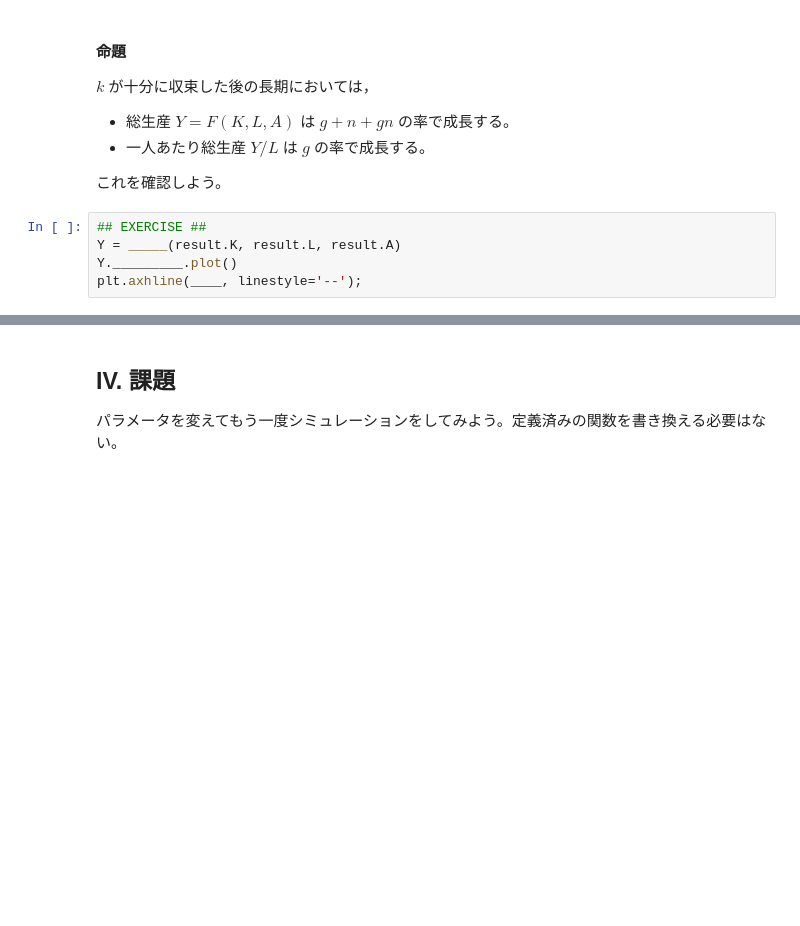
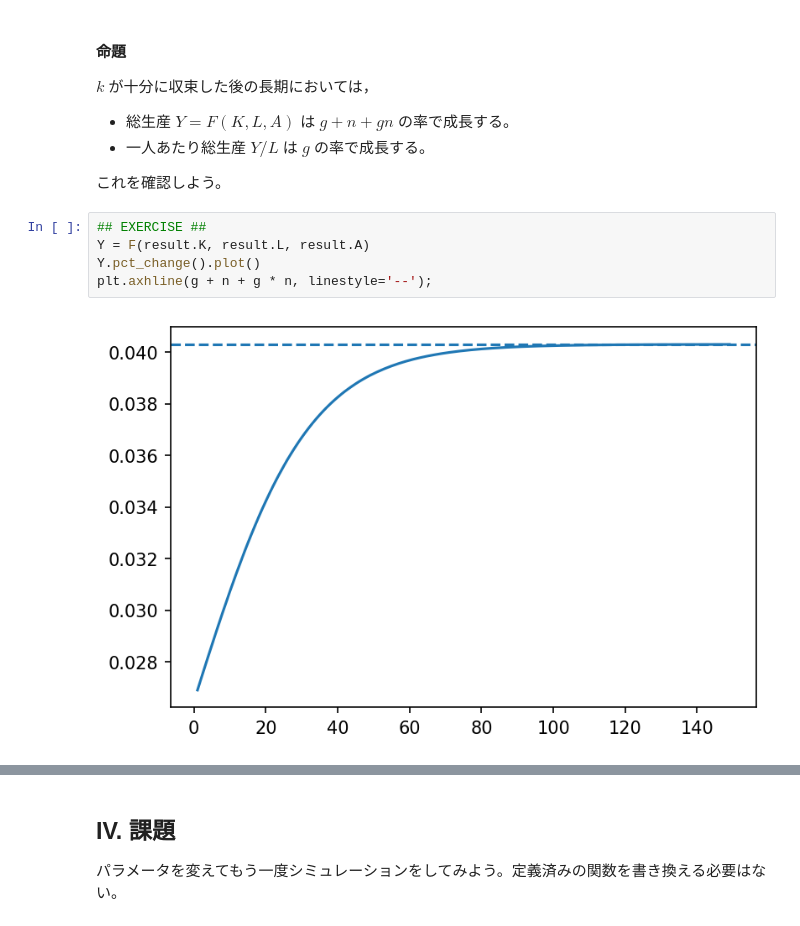
Before and after one commit to kenjisato/MaD, a Jupyter notebook: Assignments/PY-Week9.ipynb, the cells around one changed output, grey strips where cells are left out. Saved outputs shown, nothing was run; the diff lists cells and outputs as text; blank space fills up the shorter version.

```diff
--- a/Assignments/PY-Week9.ipynb
+++ b/Assignments/PY-Week9.ipynb
@@ -278,9 +311,11 @@ $k$ が十分に収束した後の長期においては，
 これを確認しよう。
 # %%
 ## EXERCISE ##
-Y = _____(result.K, result.L, result.A)
-Y._________.plot()
-plt.axhline(____, linestyle='--');
+Y = F(result.K, result.L, result.A)
+Y.pct_change().plot()
+plt.axhline(g + n + g * n, linestyle='--');
+# %% [output]
+[figure, added]
 # %%
 ## EXERCISE ##
 y = Y / result.L
```
Also changed, not shown: parts of 15 cells of this notebook, 1 other file.
